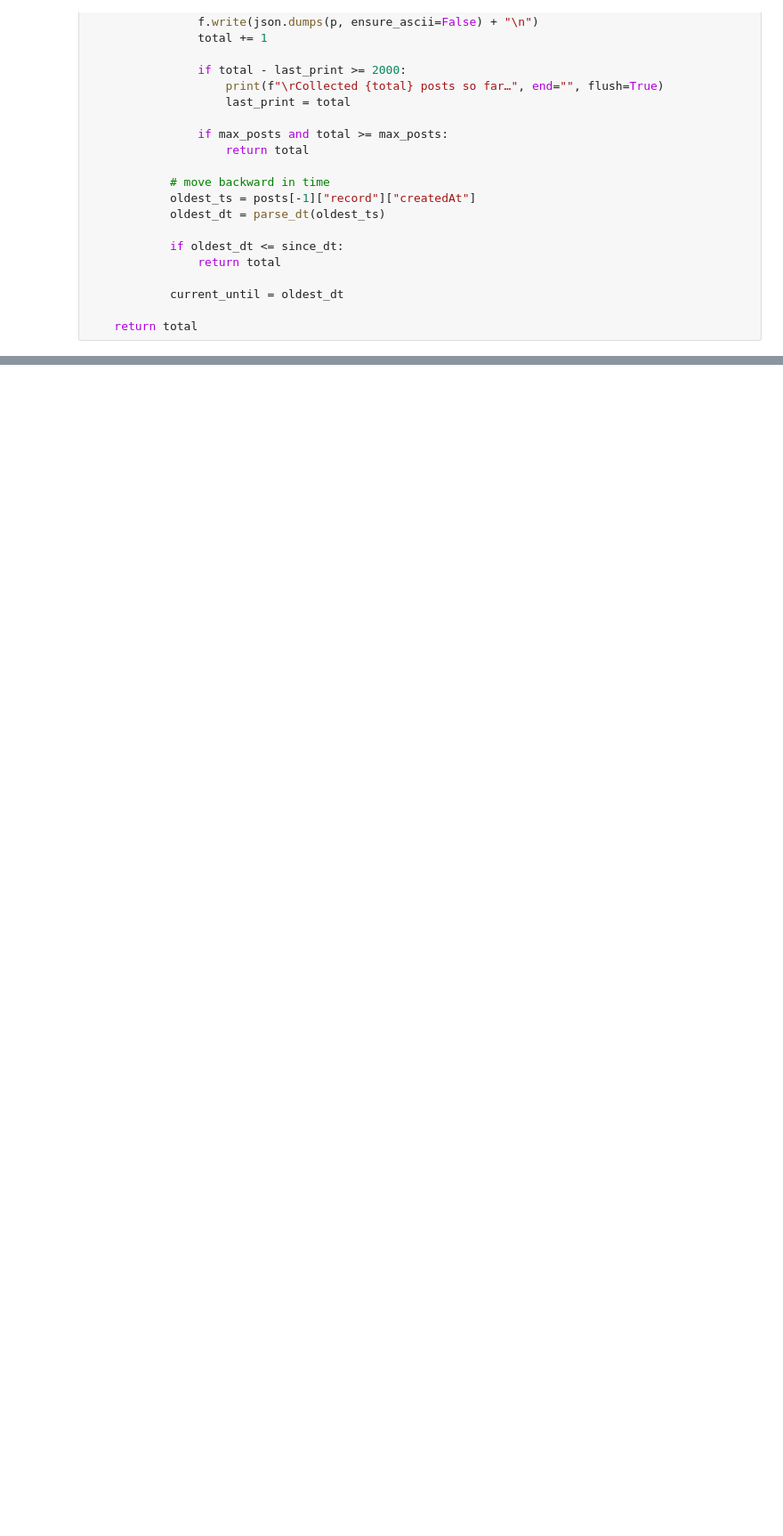
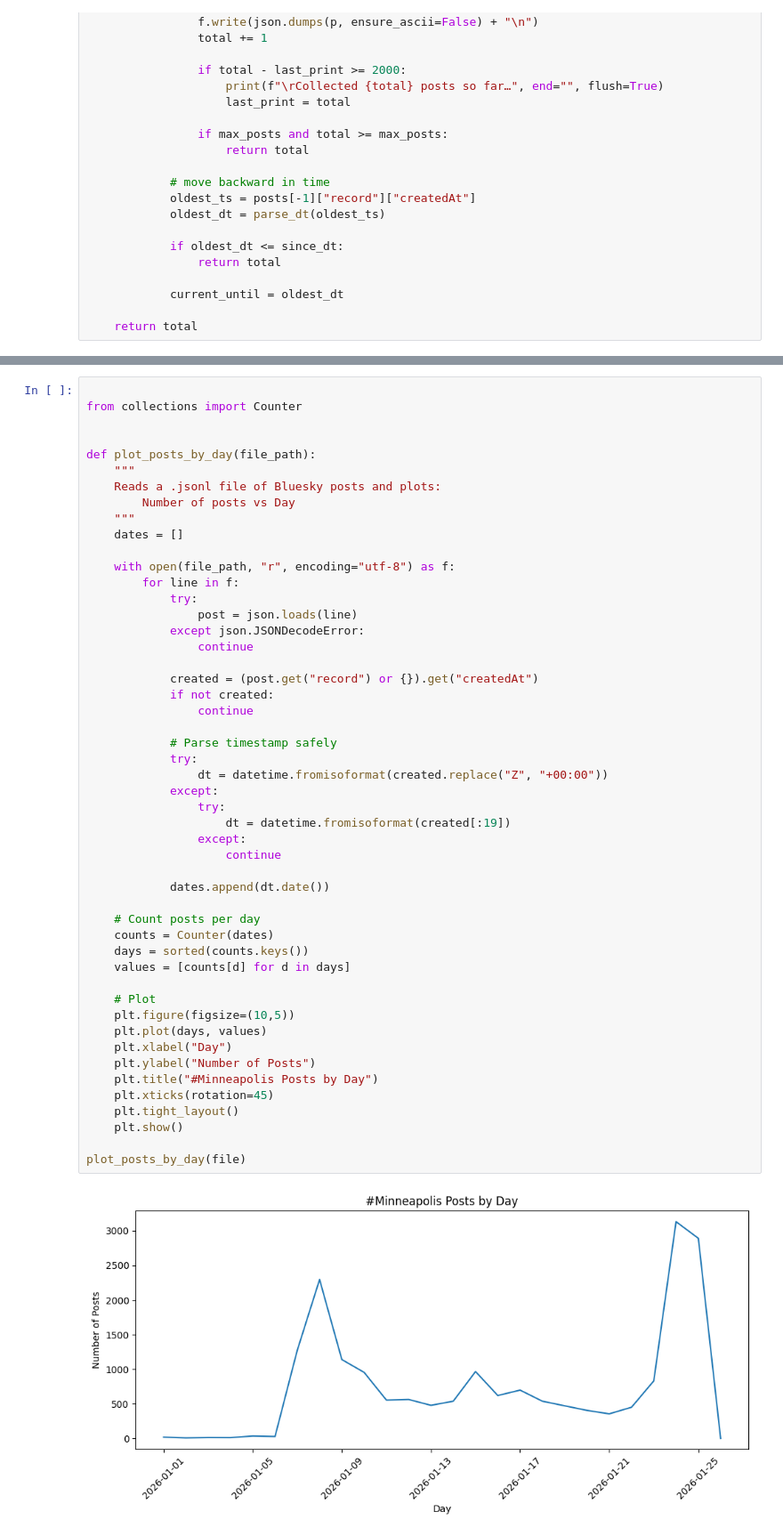
Before and after one commit to jonasbjaerke/MEng-project, a Jupyter notebook: download_posts.ipynb, the cells around one changed output, grey strips where cells are left out. Shown at 89% size. Drawn from its saved outputs; the diff is of its cells as text; blank space fills up the shorter version.

```diff
--- a/download_posts.ipynb
+++ b/download_posts.ipynb
@@ -276,0 +287,52 @@ plot_posts_by_hour(file)
+# %%
+
+from collections import Counter
+
+
+def plot_posts_by_day(file_path):
+    """
+    Reads a .jsonl file of Bluesky posts and plots:
+        Number of posts vs Day
+    """
+    dates = []
+
+    with open(file_path, "r", encoding="utf-8") as f:
+        for line in f:
+            try:
+                post = json.loads(line)
+            except json.JSONDecodeError:
+                continue
+
+            created = (post.get("record") or {}).get("createdAt")
+            if not created:
+                continue
+
+            # Parse timestamp safely
+            try:
+                dt = datetime.fromisoformat(created.replace("Z", "+00:00"))
+            except:
+                try:
+                    dt = datetime.fromisoformat(created[:19])
+                except:
+                    continue
+
+            dates.append(dt.date())
+
+    # Count posts per day
+    counts = Counter(dates)
+    days = sorted(counts.keys())
+    values = [counts[d] for d in days]
+
+    # Plot
+    plt.figure(figsize=(10,5))
+    plt.plot(days, values)
+    plt.xlabel("Day")
+    plt.ylabel("Number of Posts")
+    plt.title("#Minneapolis Posts by Day")
+    plt.xticks(rotation=45)
+    plt.tight_layout()
+    plt.show()
+
+plot_posts_by_day(file)
+# %% [output]
+[figure, added]
```
Also changed, not shown: parts of 5 cells of this notebook, 2 other files.
